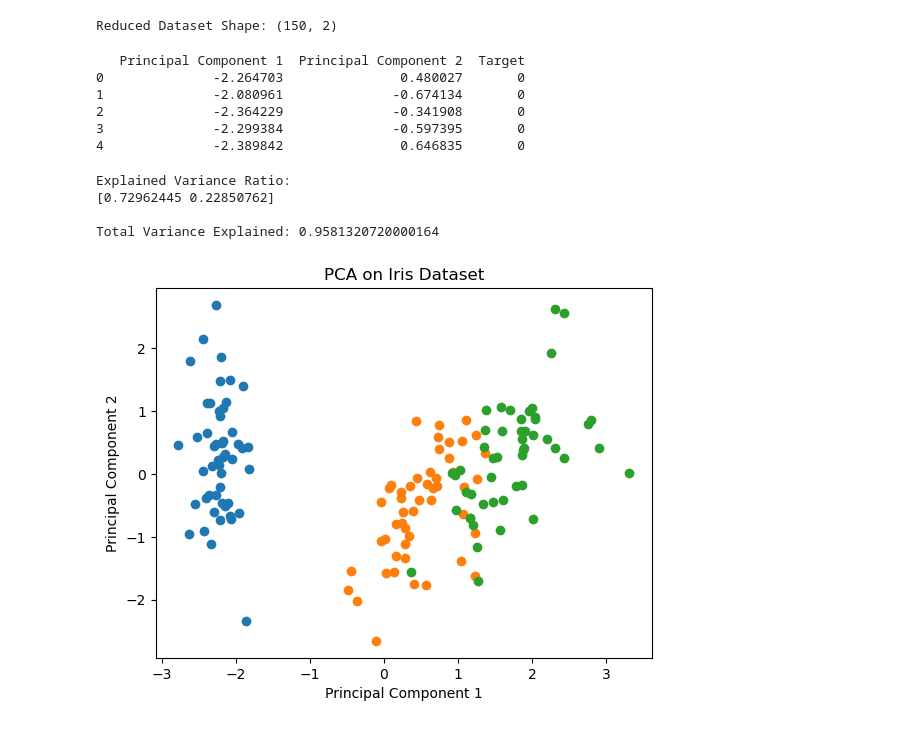
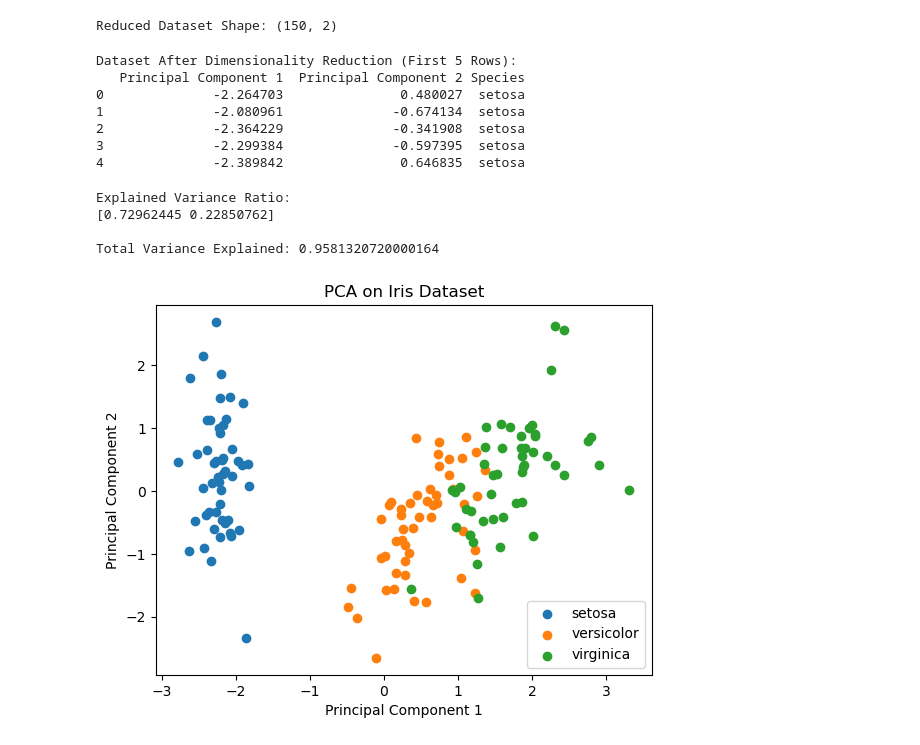
Before and after one commit to NishantRajora/Machine-Learning, a Jupyter notebook: ex11.ipynb, the cells around one changed output. Drawn from its saved outputs; the diff is of its cells as text; code cells hidden in the pictures.

```diff
--- a/ex11.ipynb
+++ b/ex11.ipynb
@@ -11,10 +11,9 @@ iris = load_iris()
 X = iris.data
 y = iris.target
 
-feature_names = iris.feature_names
-
-df = pd.DataFrame(X, columns=feature_names)
+df = pd.DataFrame(X, columns=iris.feature_names)
+df['Target'] = y
+df['Species'] = df['Target'].map(dict(enumerate(iris.target_names)))
 
 print("Original Dataset Shape:", df.shape)
-df.head()
 # %% [output]
@@ -30,28 +45,34 @@ Original Dataset Shape: (150, 4)
 scaler = StandardScaler()
 X_scaled = scaler.fit_transform(X)
 # %%
-pca = PCA(n_components=2)
-X_pca = pca.fit_transform(X_scaled)
 
-print("Reduced Dataset Shape:", X_pca.shape)
+scaler = StandardScaler()
+X_scaled = scaler.fit_transform(X)
-# %% [output]
-Reduced Dataset Shape: (150, 2)
+# %%
+pca = PCA(n_components=2)
+X_pca = pca.fit_transform(X_scaled)
+
+print("\nReduced Dataset Shape:", X_pca.shape)
+# %% [output]
+Reduced Dataset Shape: (150, 2)
 # %%
 pca_df = pd.DataFrame(
     X_pca,
     columns=['Principal Component 1', 'Principal Component 2']
 )
 
-pca_df['Target'] = y
+pca_df['Species'] = df['Species']
 
+print("\nDataset After Dimensionality Reduction (First 5 Rows):")
 print(pca_df.head())
 # %% [output]
-   Principal Component 1  Principal Component 2  Target
-0              -2.264703               0.480027       0
-1              -2.080961              -0.674134       0
-2              -2.364229              -0.341908       0
-3              -2.299384              -0.597395       0
-4              -2.389842               0.646835       0
+Dataset After Dimensionality Reduction (First 5 Rows):
+   Principal Component 1  Principal Component 2 Species
+0              -2.264703               0.480027  setosa
+1              -2.080961              -0.674134  setosa
+2              -2.364229              -0.341908  setosa
+3              -2.299384              -0.597395  setosa
+4              -2.389842               0.646835  setosa
 # %%
 print("\nExplained Variance Ratio:")
 print(pca.explained_variance_ratio_)
@@ -66,15 +87,18 @@ Total Variance Explained: 0.9581320720000164
 # %%
 plt.figure()
 
-for target in np.unique(y):
+for species in pca_df['Species'].unique():
     plt.scatter(
-        pca_df[pca_df['Target'] == target]['Principal Component 1'],
-        pca_df[pca_df['Target'] == target]['Principal Component 2']
+        pca_df[pca_df['Species'] == species]['Principal Component 1'],
+        pca_df[pca_df['Species'] == species]['Principal Component 2'],
+        label=species
     )
 
 plt.xlabel('Principal Component 1')
 plt.ylabel('Principal Component 2')
 plt.title('PCA on Iris Dataset')
+
+plt.legend()
 plt.show()
 # %% [output]
-[figure, old version]
+[figure, new version]
```
Also changed, not shown: parts of 2 cells of this notebook.
